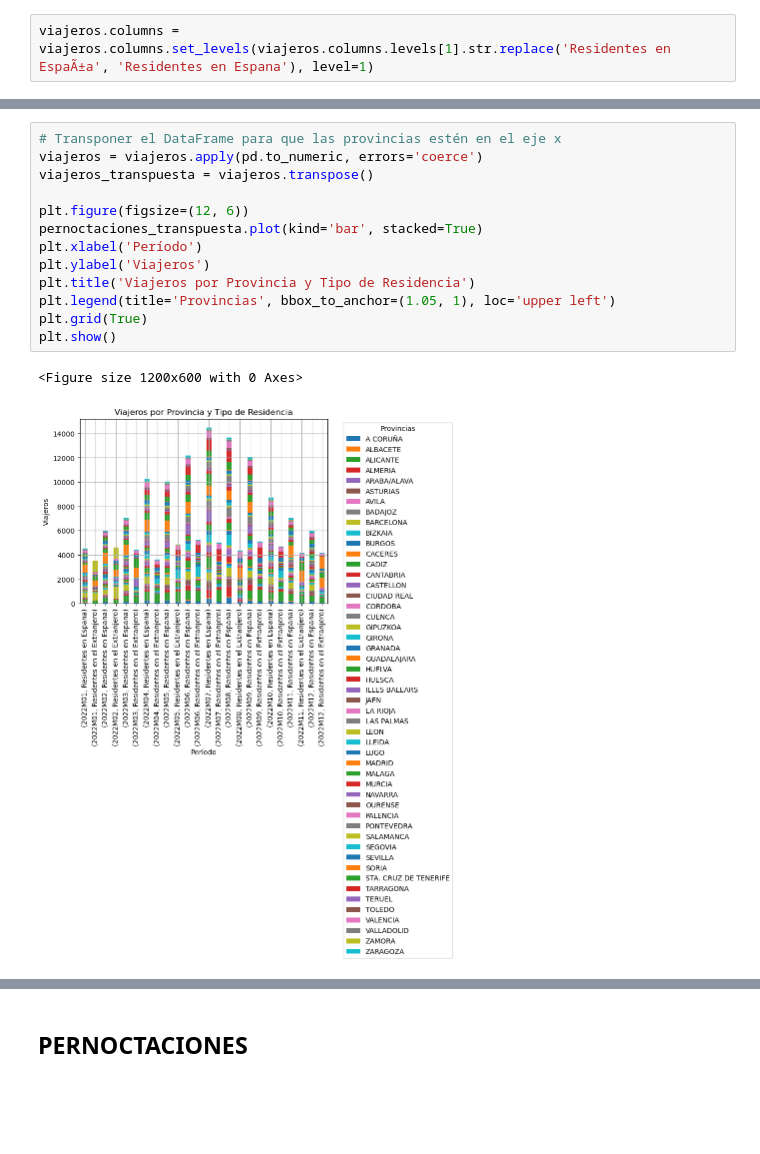
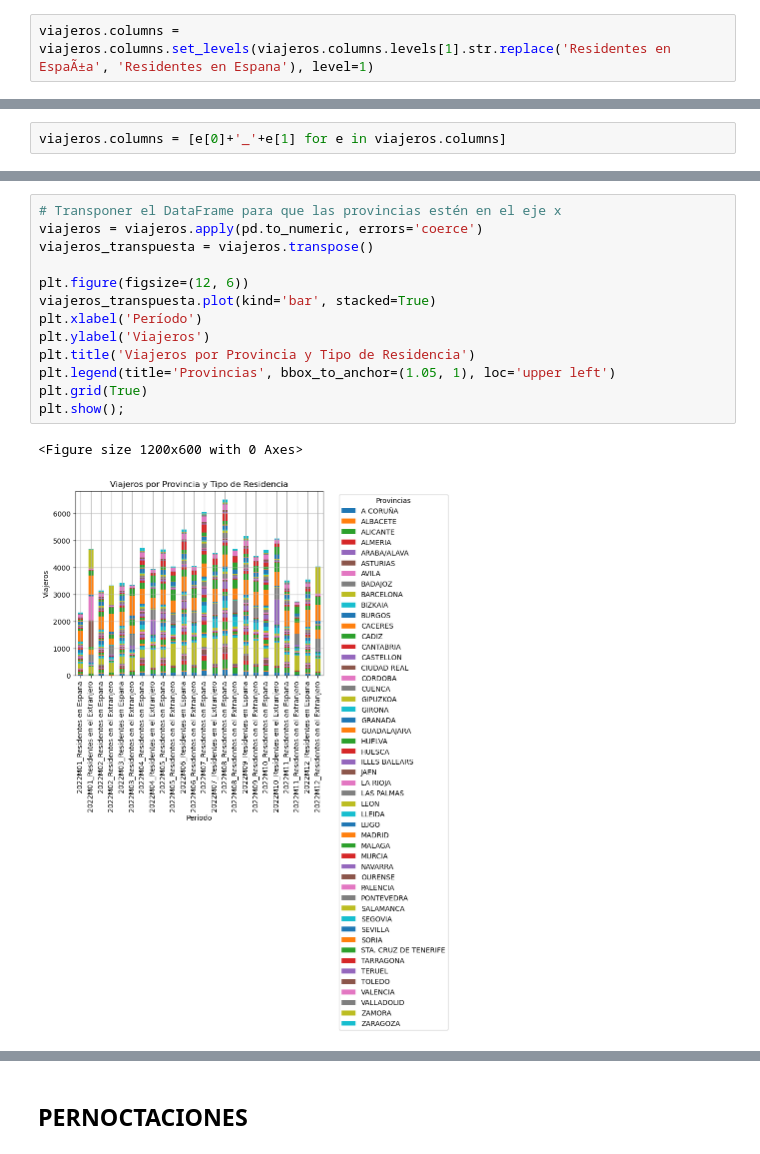
Before and after one commit to Carolina-MH/Project_ETL, a Jupyter notebook: notebook/INE_2022.ipynb, the cells around one changed output, grey strips where cells are left out. Saved outputs shown, nothing was run; the diff lists cells and outputs as text; blank space fills up the shorter version.

```diff
--- a/notebook/INE_2022.ipynb
+++ b/notebook/INE_2022.ipynb
@@ -254,0 +191,2 @@ viajeros
+# %%
+viajeros.columns = [e[0]+'_'+e[1] for e in viajeros.columns]
@@ -255,16 +231,16 @@ viajeros
 # %%
 # Transponer el DataFrame para que las provincias estén en el eje x
 viajeros = viajeros.apply(pd.to_numeric, errors='coerce')
 viajeros_transpuesta = viajeros.transpose()
 
 plt.figure(figsize=(12, 6))
-pernoctaciones_transpuesta.plot(kind='bar', stacked=True)
+viajeros_transpuesta.plot(kind='bar', stacked=True)
 plt.xlabel('Período')
 plt.ylabel('Viajeros')
 plt.title('Viajeros por Provincia y Tipo de Residencia')
 plt.legend(title='Provincias', bbox_to_anchor=(1.05, 1), loc='upper left')
 plt.grid(True)
-plt.show()
+plt.show();
 # %% [output]
 <Figure size 1200x600 with 0 Axes>
-[figure, old version]
+[figure, new version]
```
Also changed, not shown: parts of 29 cells of this notebook, 18 other files.
